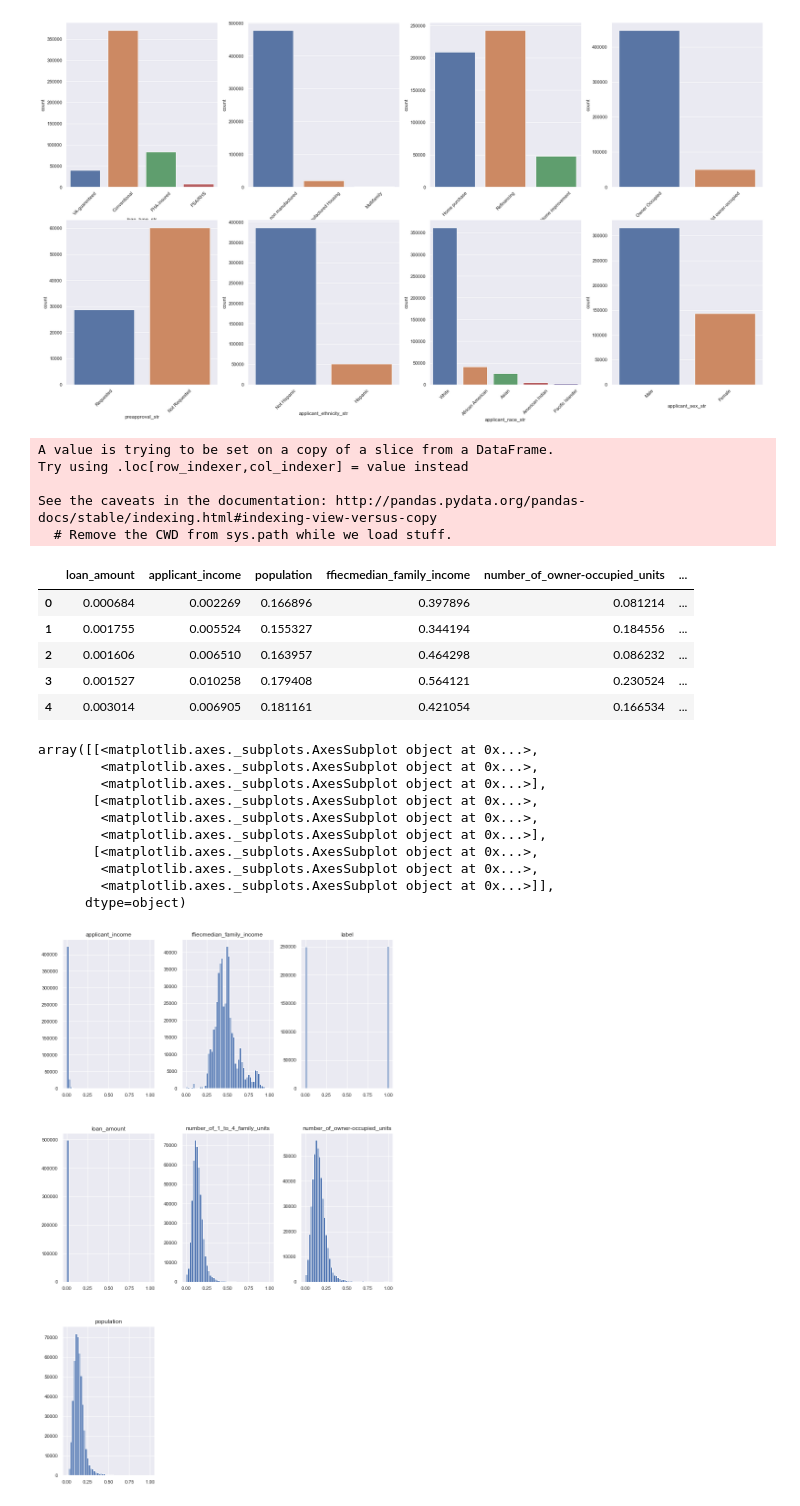
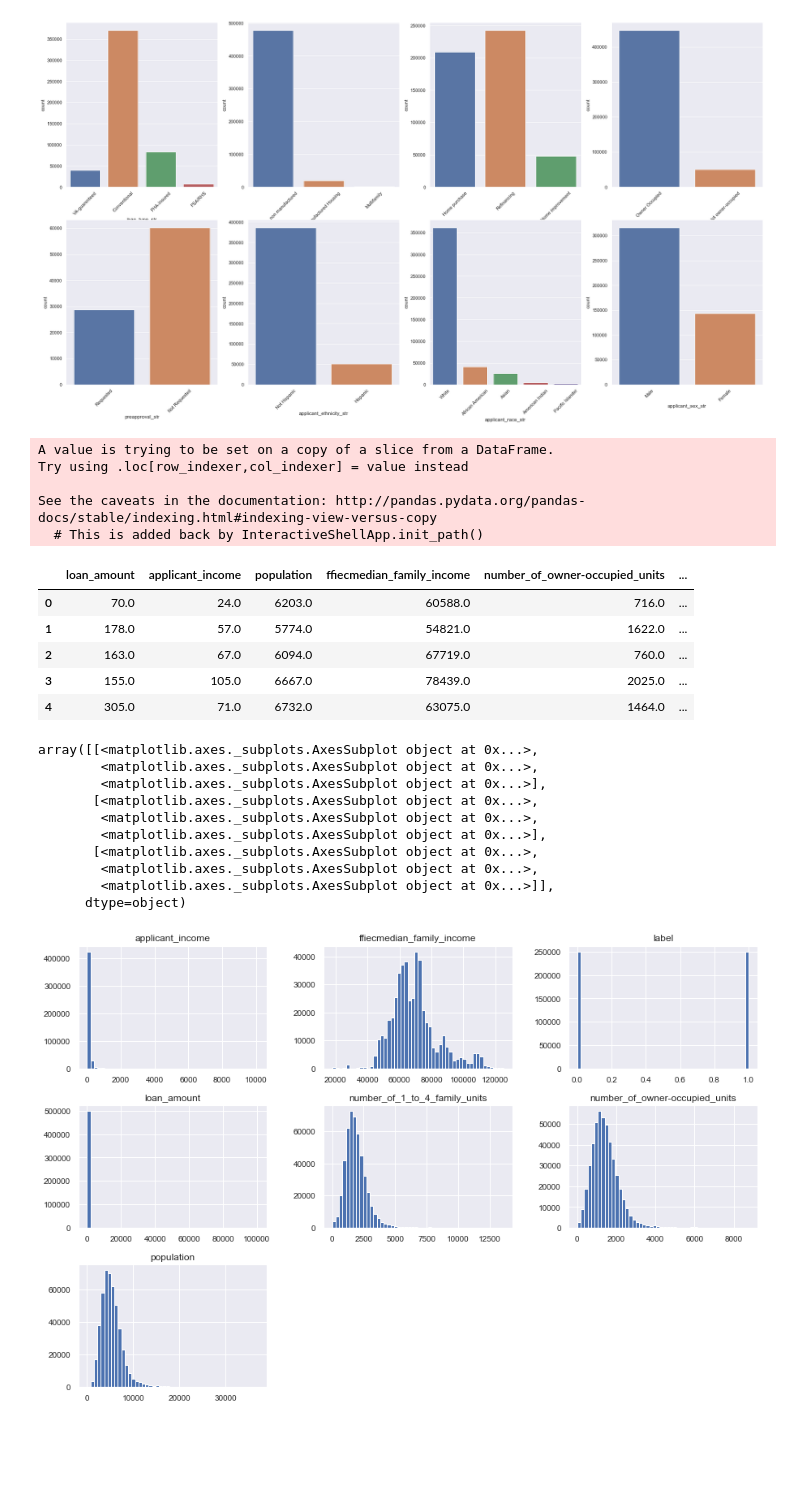
Before and after one commit to benMcChesney/Mortgage-Classifier-Capstone, a Jupyter notebook: 1. exploratory_data_analysis.ipynb, the cells around one changed output. Drawn from its saved outputs; the diff is of its cells as text; code cells hidden in the pictures; blank space fills up the shorter version.

Commit message:
Moved feature engineering to it's own notebook after exploratory data analysis.
Added box plot for EDA,
added sklearn scaling in feature engineering

```diff
--- a/exploratory_data_analysis.ipynb
+++ b/1. exploratory_data_analysis.ipynb
@@ -293,9 +293,10 @@ for variable, subplot in zip(categorical_df, ax.flatten()):
 numeric_cols =[ 'loan_amount', 'applicant_income', 'population', 'ffiecmedian_family_income',
                'number_of_owner-occupied_units', 'number_of_1_to_4_family_units']
 
-for col in numeric_cols:
-    utilities.minMax_normalize_df_col(df, col)
 
+# convert tp percentages
+df['minority_population_pct'] = df['minority_population_pct']/100.0
+df['tract_to_msa_md_income_pct'] = df['tract_to_msa_md_income_pct']/100.0
 
 numeric_df = df[numeric_cols]
 numeric_df['label'] = pd.Series( df['accepted'] )
@@ -305,26 +306,26 @@ A value is trying to be set on a copy of a slice from a DataFrame.
 Try using .loc[row_indexer,col_indexer] = value instead
 
 See the caveats in the documentation: http://pandas.pydata.org/pandas-docs/stable/indexing.html#indexing-view-versus-copy
-  # Remove the CWD from sys.path while we load stuff.
+  # This is added back by InteractiveShellApp.init_path()
 |  | loan_amount | applicant_income | population | ffiecmedian_family_income | number_of_owner-occupied_units | ... |
-| 0 | 0.000684 | 0.002269 | 0.166896 | 0.397896 | 0.081214 | ... |
-| 1 | 0.001755 | 0.005524 | 0.155327 | 0.344194 | 0.184556 | ... |
-| 2 | 0.001606 | 0.006510 | 0.163957 | 0.464298 | 0.086232 | ... |
-| 3 | 0.001527 | 0.010258 | 0.179408 | 0.564121 | 0.230524 | ... |
-| 4 | 0.003014 | 0.006905 | 0.181161 | 0.421054 | 0.166534 | ... |
+| 0 | 70.0 | 24.0 | 6203.0 | 60588.0 | 716.0 | ... |
+| 1 | 178.0 | 57.0 | 5774.0 | 54821.0 | 1622.0 | ... |
+| 2 | 163.0 | 67.0 | 6094.0 | 67719.0 | 760.0 | ... |
+| 3 | 155.0 | 105.0 | 6667.0 | 78439.0 | 2025.0 | ... |
+| 4 | 305.0 | 71.0 | 6732.0 | 63075.0 | 1464.0 | ... |
 # %%
 # look at the distributions
 num_bins = 50 #int(math.sqrt(len(df)))
-numeric_df.hist(figsize=(12,20), bins=num_bins, xlabelsize=10, ylabelsize=10)
+numeric_df.hist(figsize=(15,10), bins=num_bins, xlabelsize=10, ylabelsize=10)
 # %% [output]
 array([[<matplotlib.axes._subplots.AxesSubplot object at 0x...>,
         <matplotlib.axes._subplots.AxesSubplot object at 0x...>,
         <matplotlib.axes._subplots.AxesSubplot object at 0x...>],
        [<matplotlib.axes._subplots.AxesSubplot object at 0x...>,
         <matplotlib.axes._subplots.AxesSubplot object at 0x...>,
         <matplotlib.axes._subplots.AxesSubplot object at 0x...>],
        [<matplotlib.axes._subplots.AxesSubplot object at 0x...>,
         <matplotlib.axes._subplots.AxesSubplot object at 0x...>,
         <matplotlib.axes._subplots.AxesSubplot object at 0x...>]],
       dtype=object)
-[figure, old version]
+[figure, new version]
```
Also changed, not shown: parts of 5 cells of this notebook, 4 other files.
